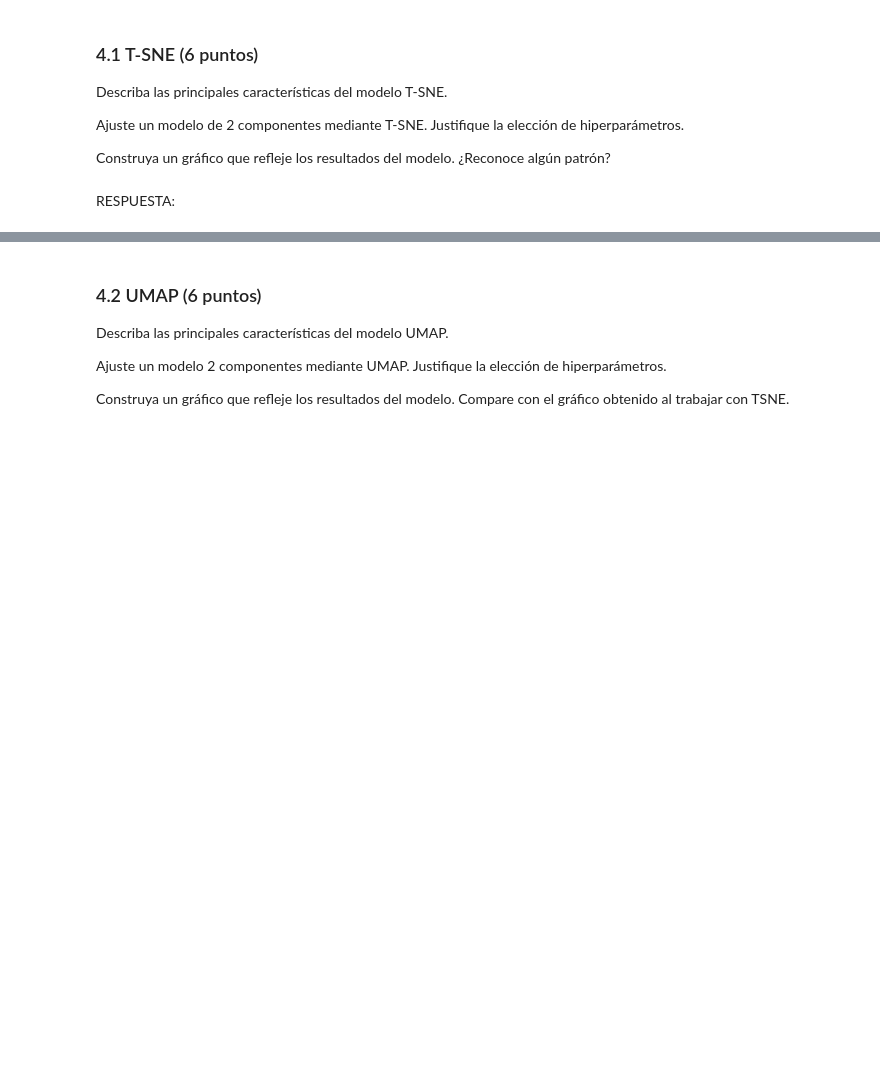
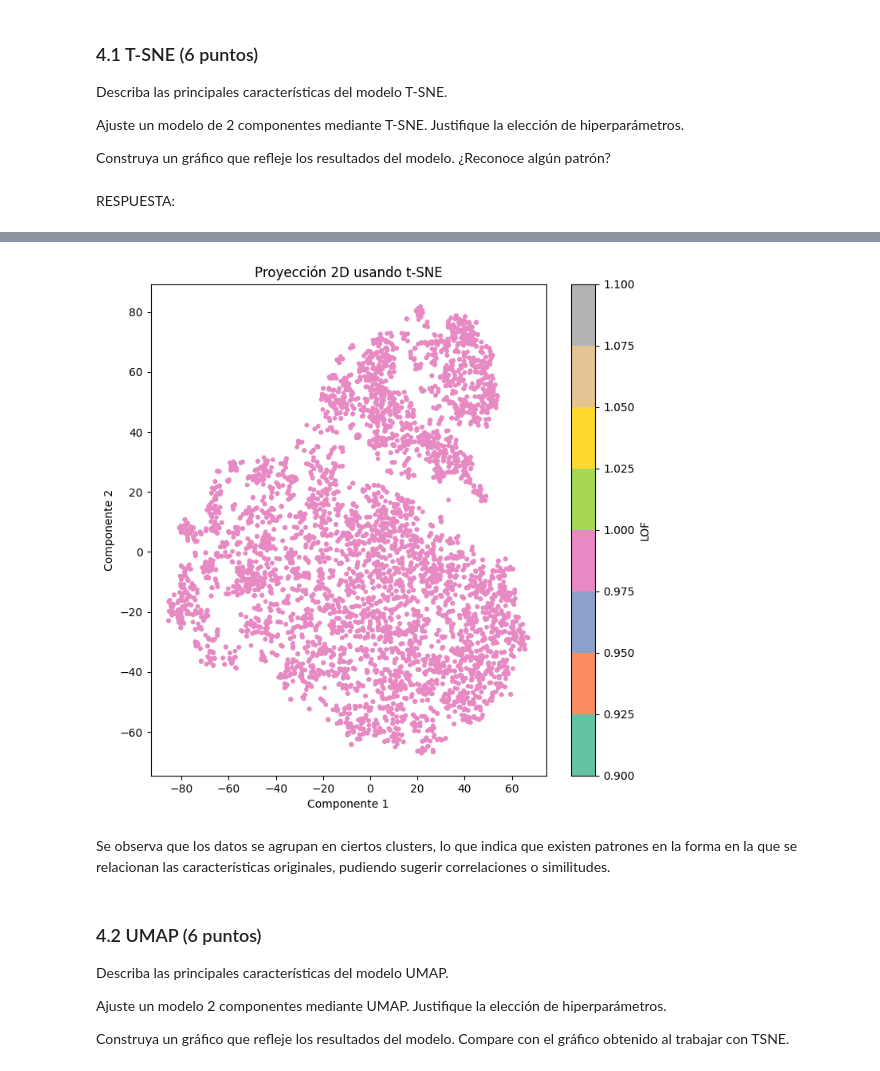
Before and after one commit to DvskyfenixX/mineria_de_datos, a Jupyter notebook: ENUNCIADO - TAREA 1 2025-1.ipynb, the cells around one changed output, grey strips where cells are left out. Cells and saved outputs as stored; diff of their text form; code cells hidden in the pictures; blank space fills up the shorter version.

```diff
--- a/ENUNCIADO - TAREA 1 2025-1.ipynb
+++ b/ENUNCIADO - TAREA 1 2025-1.ipynb
@@ -326,3 +353,14 @@ En base al histograma del punto 3.1, y considerando un umbral de corte igual a -
 Luego, elimine los datos atípicos del conjunto de datos evaluado.
 # %% [markdown]
 RESPUESTA:
+# %%
+outlier_indices = np.where(lof_scores < -1.5)[0]
+
+# Obtenemos la proporción de outliers
+prop_outliers = len(outlier_indices) / len(df_vinos_LOF)
+print("Número de outliers:", len(outlier_indices))
+print("Proporción de outliers: {:.2%}".format(prop_outliers))
+
+# Eliminamos los outliers del dataset evaluado
+df_vinos_LOF_clean = df_vinos_LOF[lof_scores >= -1.5].copy()
+print("Nuevo tamaño del dataset sin outliers:", df_vinos_LOF_clean.shape)
@@ -342,0 +396,5 @@ RESPUESTA:
+# %%
+from sklearn.manifold import TSNE
+
+tsne = TSNE(n_components=2, perplexity=40, n_jobs=10, n_iter=1000, n_iter_without_progress=150)
+projection = tsne.fit_transform(df_vinos_LOF_clean.drop(columns=["LOF"]))
@@ -343,3 +408,16 @@ RESPUESTA:
+# %%
+# Graficamos la proyección 2D
+plt.figure(figsize=(8, 8))
+plt.scatter(projection[:, 0], projection[:, 1], c=df_vinos_LOF_clean["LOF"], cmap="Set2", s=10)
+plt.title("Proyección 2D usando t-SNE")
+plt.xlabel("Componente 1")
+plt.ylabel("Componente 2")
+plt.colorbar(label="LOF")
+plt.show()
+# %% [output]
+[figure, added]
+# %% [markdown]
+Se observa que los datos se agrupan en ciertos clusters, lo que indica que existen patrones en la forma en la que se relacionan las características originales, pudiendo sugerir correlaciones o similitudes.
 # %% [markdown]
 ### 4.2 UMAP (6 puntos)
 
```
Also changed, not shown: parts of 27 cells of this notebook.
